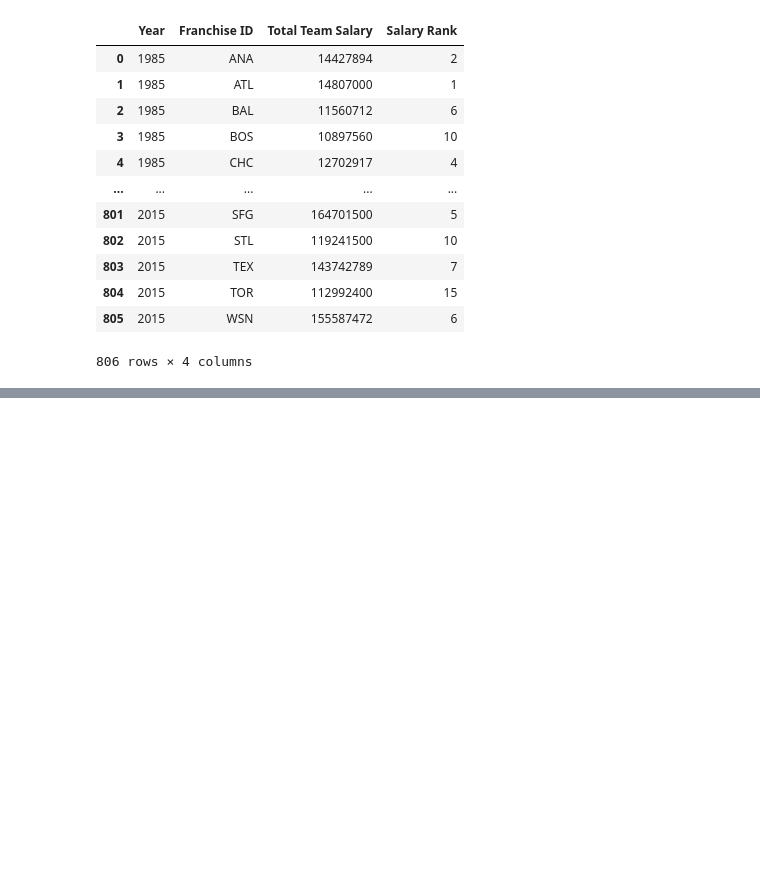
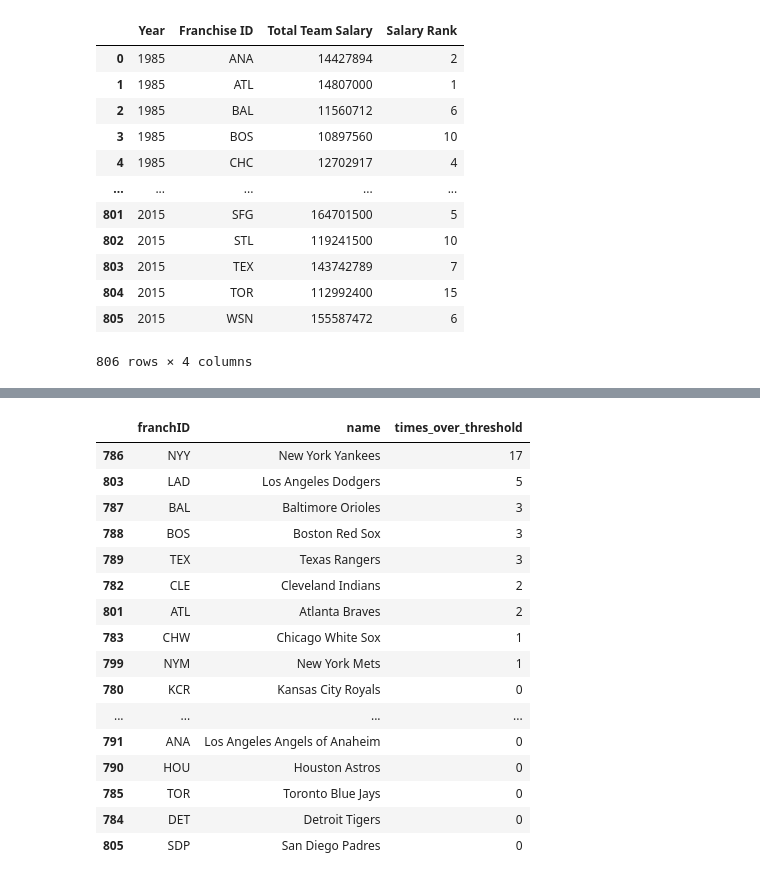
Before and after one commit to m-ingram/Project1-Group3, a Jupyter notebook: data_cleaning.ipynb, the cells around one changed output, grey strips where cells are left out. Drawn from its saved outputs; the diff is of its cells as text; code cells hidden in the pictures; blank space fills up the shorter version.

Commit message:
taxed flag and count for all years

```diff
--- a/data_cleaning.ipynb
+++ b/data_cleaning.ipynb
@@ -231,3 +237,7 @@ yearly_team_salaries_rename
 | 804 | 2015 | TOR | 112992400 | 15 |
 | 805 | 2015 | WSN | 155587472 | 6 |
 806 rows × 4 columns
+# %%
+team_salary_df['Salary Rank'] = team_salary_df.groupby("yearID")["total_player_salaries"].rank(ascending=False).astype(int)
+
+team_salary_df.head()
@@ -233,0 +252,26 @@ yearly_team_salaries_rename
+# %%
+#Merging team, salary, and salary rank data
+
+#yearly_team_salaries = yearly_team_salaries.drop(columns='total_player_salaries')
+
+team_salary_df['Salary Rank'] = team_salary_df.groupby("yearID")["total_player_salaries"].rank(ascending=False).astype(int)
+
+#Merging salary thresholds for 2003-2015
+
+thresholds = pd.read_csv("Salary Thresholds/2003-2015 Salary Thresholds.csv", thousands=',')
+
+team_salary_tax_df = pd.merge(team_salary_df,thresholds, left_on='yearID', right_on='Year', how='left').drop(columns=["Year"])
+
+team_salary_tax_df['Threshold'].fillna(0,inplace=True)
+
+#Creating Taxed (over_threshold) Flag for all years
+top_5_years = [1997,1998,1999,2002]
+
+team_salary_tax_df['over_threshold'] = np.where(np.logical_xor(np.logical_and(team_salary_tax_df['yearID'].isin(top_5_years), team_salary_tax_df['Salary Rank'] <=5),
+                                                               np.logical_and(team_salary_tax_df['yearID'] >=2003, team_salary_tax_df['total_player_salaries']>team_salary_tax_df['Threshold'])),
+                                                 1,0)
+     #for 1997-2002 top 5 spending teams were taxed
+     #for 2003-2015 teams were taxed if spent over threshold
+
+
+team_salary_tax_df.head()
@@ -233,0 +286,31 @@ yearly_team_salaries_rename
+# %%
+#Counting # of times taxed since 1997
+team_salary_tax_df['times_over_threshold'] = team_salary_tax_df.groupby('franchID')['over_threshold'].cumsum()
+
+# Export the merged data into a csv
+team_salary_tax_df.to_csv("Output/team_salary_tax.csv", index=False)
+
+#Sorting by most to less taxed teams
+
+df_2015 = team_salary_tax_df[team_salary_tax_df['yearID']==2015]
+times_taxed = df_2015[['franchID', 'name', 'times_over_threshold']].sort_values('times_over_threshold', ascending=False)
+
+times_taxed
+# %% [output]
+|  | franchID | name | times_over_threshold |
+| 786 | NYY | New York Yankees | 17 |
+| 803 | LAD | Los Angeles Dodgers | 5 |
+| 787 | BAL | Baltimore Orioles | 3 |
+| 788 | BOS | Boston Red Sox | 3 |
+| 789 | TEX | Texas Rangers | 3 |
+| 782 | CLE | Cleveland Indians | 2 |
+| 801 | ATL | Atlanta Braves | 2 |
+| 783 | CHW | Chicago White Sox | 1 |
+| 799 | NYM | New York Mets | 1 |
+| 780 | KCR | Kansas City Royals | 0 |
+| ... | ... | ... | ... |
+| 791 | ANA | Los Angeles Angels of Anaheim | 0 |
+| 790 | HOU | Houston Astros | 0 |
+| 785 | TOR | Toronto Blue Jays | 0 |
+| 784 | DET | Detroit Tigers | 0 |
+| 805 | SDP | San Diego Padres | 0 |
```
Also changed, not shown: parts of 4 cells of this notebook, 1 other file.
